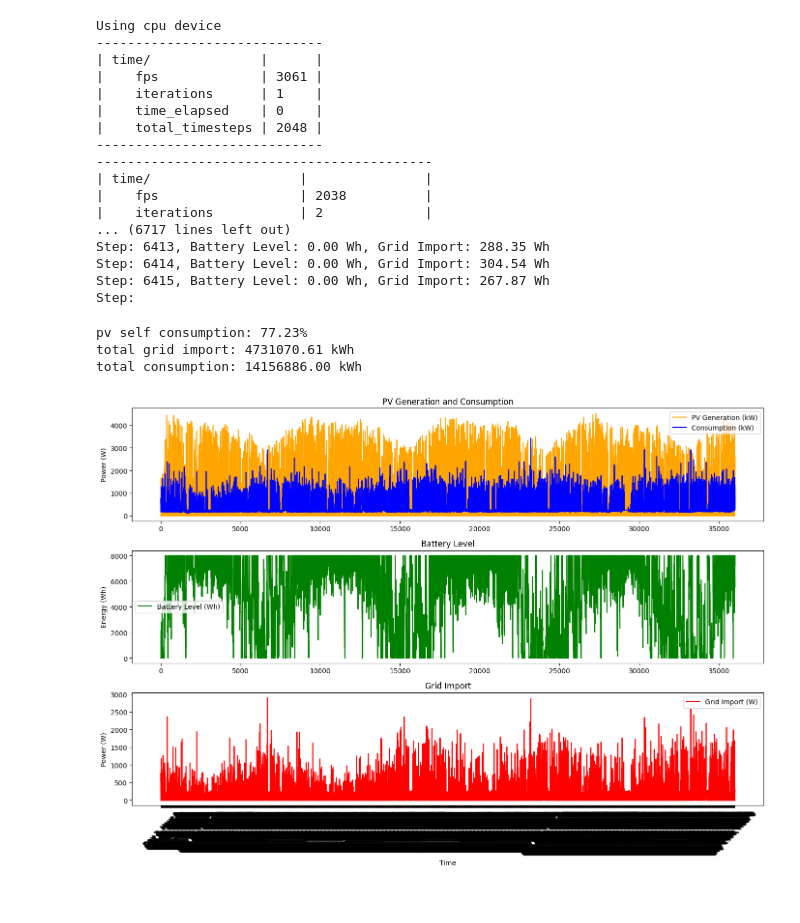
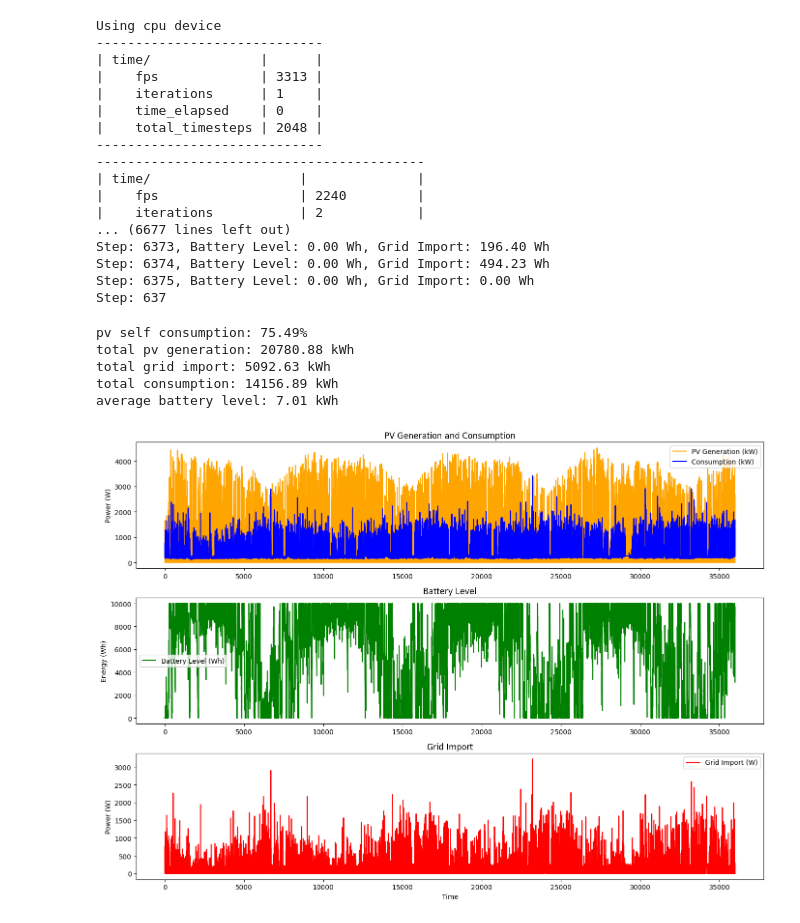
Before and after one commit to hosseinnhk/iems_digital_twin, a Jupyter notebook: rl_notebook.ipynb, the cells around one changed output. Saved outputs shown, nothing was run; the diff lists cells and outputs as text; code cells hidden in the pictures.

```diff
--- a/rl_notebook.ipynb
+++ b/rl_notebook.ipynb
@@ -12,3 +12,7 @@ dataset = pd.read_csv('data/dataset.csv', index_col='time', parse_dates=True)
 dataset.drop(['active_power', 'voltage'], inplace=True, axis=1)
 dataset['consumption'].fillna(method='ffill', inplace=True)
 dataset['generation'].fillna(method='ffill', inplace=True)
+
+pv_size = 5
+battery_capacity = 10000
+dataset['generation'] = dataset['generation'] * pv_size
@@ -15,7 +67,7 @@ dataset['generation'].fillna(method='ffill', inplace=True)
 # %%
 
 class EnergyEnv(gym.Env):
-    def __init__(self, generation, consumption, price, battery_capacity=8000):
+    def __init__(self, generation, consumption, price, battery_capacity):
         super(EnergyEnv, self).__init__()
         self.generation = generation
         self.consumption = consumption
@@ -62,7 +114,7 @@ class EnergyEnv(gym.Env):
                 self.battery_level = min(self.battery_level + excess_pv, self.battery_capacity)
                 reward = 10 * excess_pv
             else:
-                reward = -2 * excess_pv
+                reward = -5 * excess_pv
 
         elif action == 2:  # Discharge
             deficit = load - pv_gen
@@ -90,7 +142,7 @@ class EnergyEnv(gym.Env):
                 discharge = min(deficit, self.battery_level)
                 self.battery_level -= discharge
                 load = deficit - discharge
-                reward = -2 * discharge
+                reward = -5 * discharge
             elif (pv_gen < load) & (self.battery_level == 0):
                 deficit = load - pv_gen
                 load = deficit
@@ -115,12 +167,12 @@ class EnergyEnv(gym.Env):
 
 
 
-generation = dataset['generation'].values*5
+generation = dataset['generation'].values
 consumption = dataset['consumption'].values
 price = dataset['price'].values
 
 # Initialize the environment
-env = EnergyEnv(generation, consumption, price)
+env = EnergyEnv(generation, consumption, price, battery_capacity=battery_capacity)
 vec_env = make_vec_env(lambda: env, n_envs=1)
 
 # Initialize the PPO agent
@@ -148,23 +200,23 @@ while not done:
 Using cpu device
 -----------------------------
 | time/              |      |
-|    fps             | 3061 |
+|    fps             | 3313 |
 |    iterations      | 1    |
 |    time_elapsed    | 0    |
 |    total_timesteps | 2048 |
 -----------------------------
--------------------------------------------
-| time/                   |               |
-|    fps                  | 2038          |
-|    iterations           | 2             |
-... (6717 lines left out)
-Step: 6413, Battery Level: 0.00 Wh, Grid Import: 288.35 Wh
-Step: 6414, Battery Level: 0.00 Wh, Grid Import: 304.54 Wh
-Step: 6415, Battery Level: 0.00 Wh, Grid Import: 267.87 Wh
-Step:
+------------------------------------------
+| time/                   |              |
+|    fps                  | 2240         |
+|    iterations           | 2            |
+... (6677 lines left out)
+Step: 6373, Battery Level: 0.00 Wh, Grid Import: 196.40 Wh
+Step: 6374, Battery Level: 0.00 Wh, Grid Import: 494.23 Wh
+Step: 6375, Battery Level: 0.00 Wh, Grid Import: 0.00 Wh
+Step: 637
 # %%
 env.reset()
-states, actions, rewards, battery_levels, grid_imports, pv_generation, consumption = [], [], [], [], [], [], []
+states, actions, rewards, battery_levels_rl, grid_imports_rl, pv_generation, consumption = [], [], [], [], [], [], []
 
 done = False
 while not done:
@@ -176,60 +228,67 @@ while not done:
     states.append(state)
     actions.append(action)
     rewards.append(reward)
-    battery_levels.append(env.battery_level)
-    grid_imports.append(env.grid_import)  # Grid import
+    battery_levels_rl.append(env.battery_level)
+    grid_imports_rl.append(env.grid_import)  # Grid import
     pv_generation.append(state[1])
     consumption.append(state[2])
 
 # Convert lists to numpy arrays for easier plotting
-battery_levels = np.array(battery_levels)
-grid_imports = np.array(grid_imports)
+battery_levels_rl = np.array(battery_levels_rl)
+grid_imports_rl = np.array(grid_imports_rl)
 pv_generation = np.array(pv_generation)
 consumption = np.array(consumption)
+
+dataset['battery_level_rl'] = battery_levels_rl
+dataset['grid_import_rl'] = grid_imports_rl
 # %%
-pv_self_consumption = np.sum(pv_generation - grid_imports) / np.sum(pv_generation) * 100
+pv_self_consumption = np.sum(pv_generation - grid_imports_rl) / np.sum(pv_generation) * 100
 
 print(f"pv self consumption: {pv_self_consumption:.2f}%")
-print(f"total grid import: {np.sum(grid_imports):.2f} kWh")
-print(f"total consumption: {np.sum(consumption):.2f} kWh")
+print(f"total pv generation: {np.sum(pv_generation)/1000:.2f} kWh")
+print(f"total grid import: {np.sum(grid_imports_rl)/1000:.2f} kWh")
+print(f"total consumption: {np.sum(consumption)/1000:.2f} kWh")
+print(f'average battery level: {np.mean(battery_levels_rl)/1000:.2f} kWh')
 # %% [output]
-pv self consumption: 77.23%
-total grid import: 4731070.61 kWh
-total consumption: 14156886.00 kWh
+pv self consumption: 75.49%
+total pv generation: 20780.88 kWh
+total grid import: 5092.63 kWh
+total consumption: 14156.89 kWh
+average battery level: 7.01 kWh
 # %%
 # Generate time labels for a week
-time_labels = [f"Day {i//24+1}, Hour {i%24}" for i in range(len(battery_levels))]
+time_labels = [f"Day {i//24+1}, Hour {i%24}" for i in range(len(battery_levels_rl))]
 
 # Plot the results
 plt.figure(figsize=(14, 10))
 
 # PV Generation and Consumption
 plt.subplot(3, 1, 1)
 plt.plot(pv_generation, label='PV Generation (kW)', color='orange')
 plt.plot(consumption, label='Consumption (kW)', color='blue')
 plt.title('PV Generation and Consumption')
 plt.ylabel('Power (W)')
 plt.legend()
 
 # Battery Level
 plt.subplot(3, 1, 2)
-plt.plot(battery_levels, label='Battery Level (Wh)', color='green')
+plt.plot(battery_levels_rl, label='Battery Level (Wh)', color='green')
 plt.title('Battery Level')
 plt.ylabel('Energy (Wh)')
 plt.legend()
 
 
 plt.subplot(3, 1, 3)
-plt.plot(grid_imports, label='Grid Import (W)', color='red')
+plt.plot(grid_imports_rl, label='Grid Import (W)', color='red')
 plt.title('Grid Import')
 plt.ylabel('Power (W)')
 plt.xlabel('Time')
 plt.legend()
 
-plt.xticks(ticks=range(0, len(time_labels), 24), labels=[time_labels[i] for i in range(0, len(time_labels), 24)], rotation=45)
+# plt.xticks(ticks=range(0, len(time_labels), 24), labels=[time_labels[i] for i in range(0, len(time_labels), 24)], rotation=45)
 
 plt.tight_layout()
 plt.show()
 plt.close()
 # %% [output]
-[figure, old version]
+[figure, new version]
```
Also changed, not shown: parts of 4 cells of this notebook.
